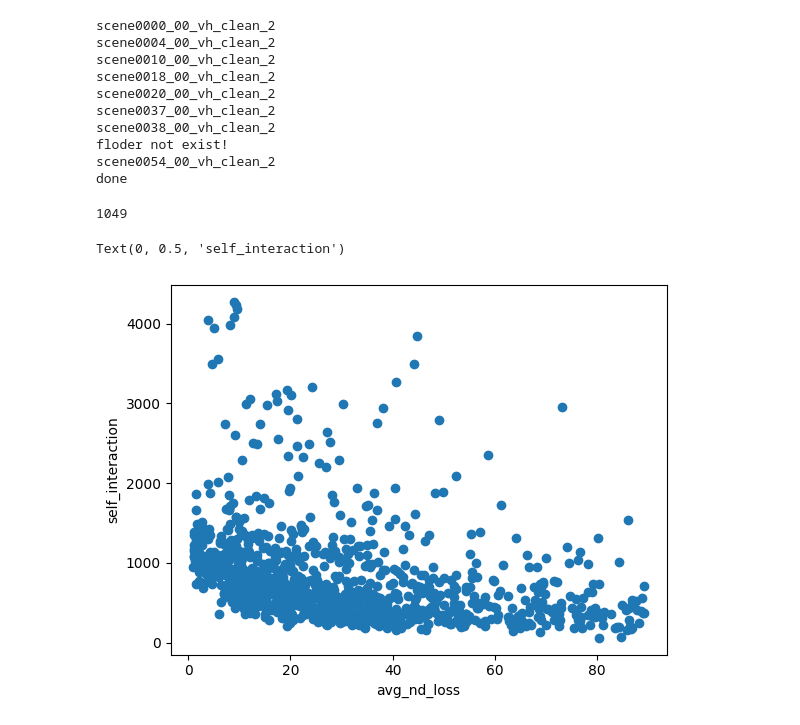
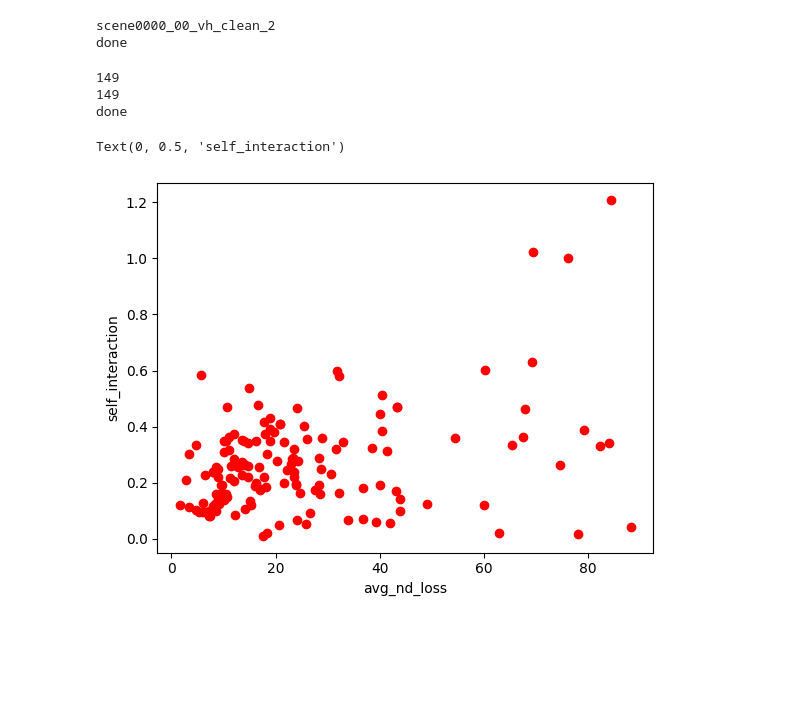
Before and after one commit to crazyMessi/dipole-normal-prop, a Jupyter notebook: ana_patch.ipynb, the cells around one changed output. Drawn from its saved outputs; the diff is of its cells as text; code cells hidden in the pictures; blank space fills up the shorter version.

```diff
--- a/ana_patch.ipynb
+++ b/ana_patch.ipynb
@@ -1,7 +1,7 @@
 # %%
 from analysis import get_segs
 import os
-flag = "it_0_dp_10_nb_10_sd_1015_pt_10.000000"
+flag = "it_10_dp_10_nb_10_sd_102201_pt_10.000000"
 
 sub_dataset = "scenenet_v2_taugh"
 
@@ -18,49 +18,58 @@ model_name_list = os.listdir(("D:\WorkData\ipsr_explore\input/{}".format(sub_dat
 model_name_list = [".".join(model_name.split(".")[0:-1]) for model_name in model_name_list if model_name.endswith(".ply")]
 
 segss = []
-for model_name in model_name_list:
+gt_segss = []
+for model_name in model_name_list[0:1]:
     segs = one_model(model_name,flag,"res")
+    gt_segs = one_model(model_name, flag,"gt")
     if segs is not None:
         segss.append(segs)
+        gt_segss.append(gt_segs)
     print(model_name)
 print("done")
 # %% [output]
 scene0000_00_vh_clean_2
-scene0004_00_vh_clean_2
-scene0010_00_vh_clean_2
-scene0018_00_vh_clean_2
-scene0020_00_vh_clean_2
-scene0037_00_vh_clean_2
-scene0038_00_vh_clean_2
-floder not exist!
-scene0054_00_vh_clean_2
 done
 # %%
 allsegs = []
+gt_allsegs = []
 for segs in segss:
     allsegs.extend(segs)
+for gt_segs in gt_segss:
+    gt_allsegs.extend(gt_segs)
+segs = allsegs
+gt_segs = gt_allsegs
 print(len(allsegs))
-segs = allsegs
+print(len(gt_allsegs))
+print("done")
 # %% [output]
-1049
+149
+149
+done
 # %%
 import matplotlib.pyplot as plt
 import numpy as np
 import field_utils
 metric_name = "avg_nd_loss"
 
-y = [field_utils.self_interaction(s.nxyz) for s in segs]
+y = [field_utils.self_interaction_all(s.nxyz) for s in segs]
+gt_y = [field_utils.self_interaction_all(s.nxyz) for s in gt_segs]
+
+
 x = [s.metric[metric_name] for s in segs]
 id = [s.id for s in segs]
-
-
-# 散点图
-plt.scatter(x, y)
-plt.xlabel(metric_name)
-plt.ylabel('self_interaction')
-# # 在(x,y)处标注id
-# for i in range(len(id)):
-#     plt.text(x[i], y[i], id[i])
-# %% [output]
-Text(0, 0.5, 'self_interaction')
-[figure, removed]
+# %%
+gt_y = np.array(gt_y)
+y = np.array(y)
+# plt.scatter(x, gt_y, c='b')
+plt.scatter(x, abs(gt_y-y), c='r')
+
+plt.xlabel(metric_name)
+plt.ylabel('self_interaction')
+# # # 在(x,y)处标注id
+# # for i in range(len(id)):
+# #     plt.text(x[i], y[i], id[i])
+# plt.scatter(y, yy, c='g')
+# %% [output]
+Text(0, 0.5, 'self_interaction')
+[figure, added]
```
Also changed, not shown: parts of 1 cell of this notebook, 3 other files.
